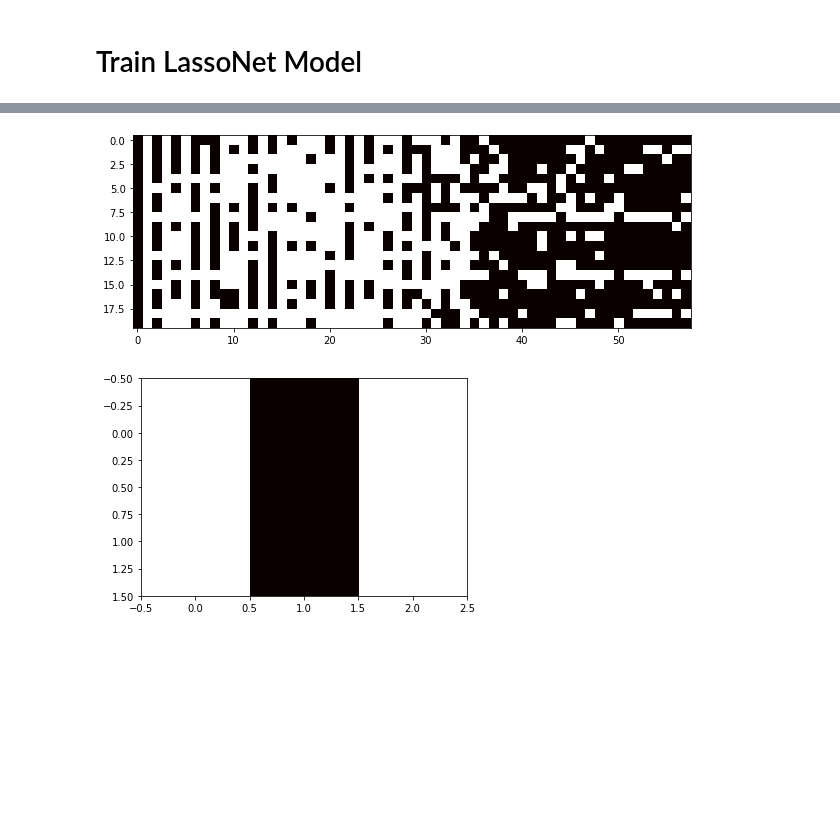
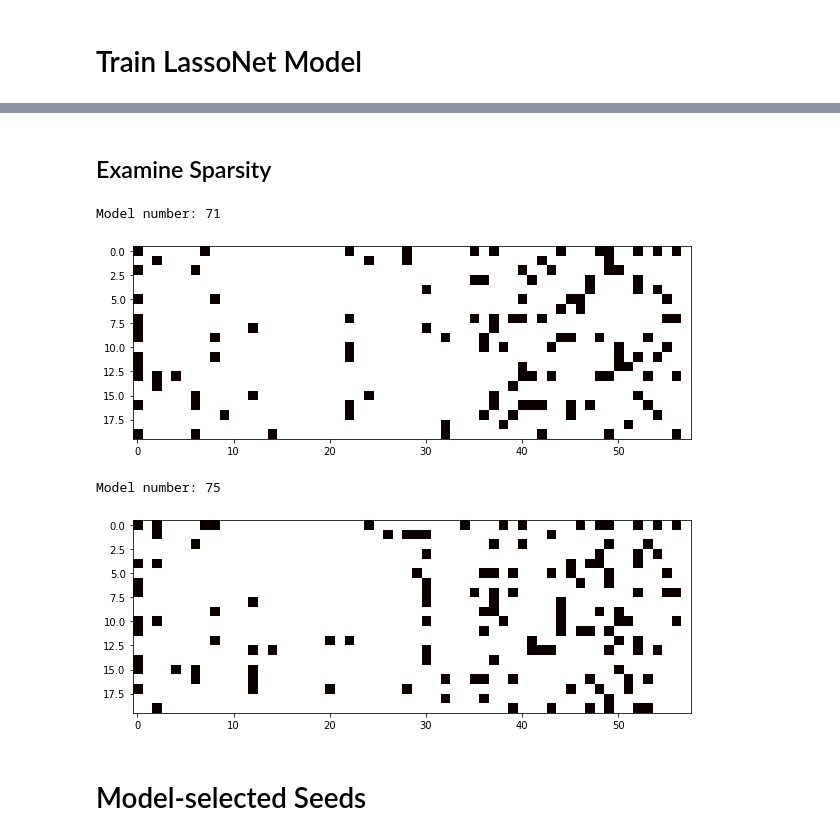
Before and after one commit to wzhang2022/stat195project, a Jupyter notebook: experimentation.ipynb, the cells around one changed output, grey strips where cells are left out. Drawn from its saved outputs; the diff is of its cells as text; code cells hidden in the pictures; blank space fills up the shorter version.

```diff
--- a/experimentation.ipynb
+++ b/experimentation.ipynb
@@ -252,6 +181,0 @@ for data, name in zip([c1_r2], ["c1_r2"]):
-# %%
-n_selected = np.array(n_selected) # default sorted from greatest to least
-
-idx = list(n_features < 600 for n_features in n_selected).index(True)
-
-paths[1][idx].selected.reshape(29, 2, 20).numpy()
@@ -278,14 +284,30 @@ array([[[False, False, False, ..., False, False, False],
+# %% [markdown]
+## Examine Sparsity
 # %%
-plt.figure(figsize=(10, 5))
-plt.imshow(paths[1][idx].selected.reshape(29, 2, 20).reshape(58, 20).numpy().T, cmap='hot', interpolation='nearest')
-plt.show()
+# view sparse locations on example model
 
-# white pixels are 1 and black pixels are 0
-# left: substitution, right: insertion
+N_FEATURES = 1050
+
+all_n_selected = np.array(all_n_selected) # default sorted from greatest to least
+indices = [] # indices of particular model to choose from path of models, one index for each model in ensemble
+
+for i, n_selected in enumerate(all_n_selected):
+    idx = list(n_features < N_FEATURES for n_features in n_selected).index(True) # find first index with number of features < N_FEATURES
+    paths[i][idx].selected.reshape(29, 2, 20).numpy()
+    indices.append(idx)
+
+    print("Model number:", idx)
+    plt.figure(figsize=(10, 5))
+    plt.imshow(paths[i][idx].selected.reshape(29, 2, 20).reshape(58, 20).numpy().T, cmap='hot', interpolation='nearest')
+    plt.show()
+
+    # white pixels are 1 and black pixels are 0
+    # left: substitution, right: insertion
+    # looks like insertions have so much effect
 # %% [output]
+Model number: 71
-[figure, old version]
+[figure, new version]
+Model number: 75
+[figure, added]
-# %%
-plt.imshow(np.array([[1, 0, 1], [1, 0, 1]]), cmap='hot', interpolation='nearest')
-plt.show()
-# %% [output]
-[figure, removed]
+# %% [markdown]
+# Model-selected Seeds
```
Also changed, not shown: parts of 9 cells of this notebook, 2 other files.
